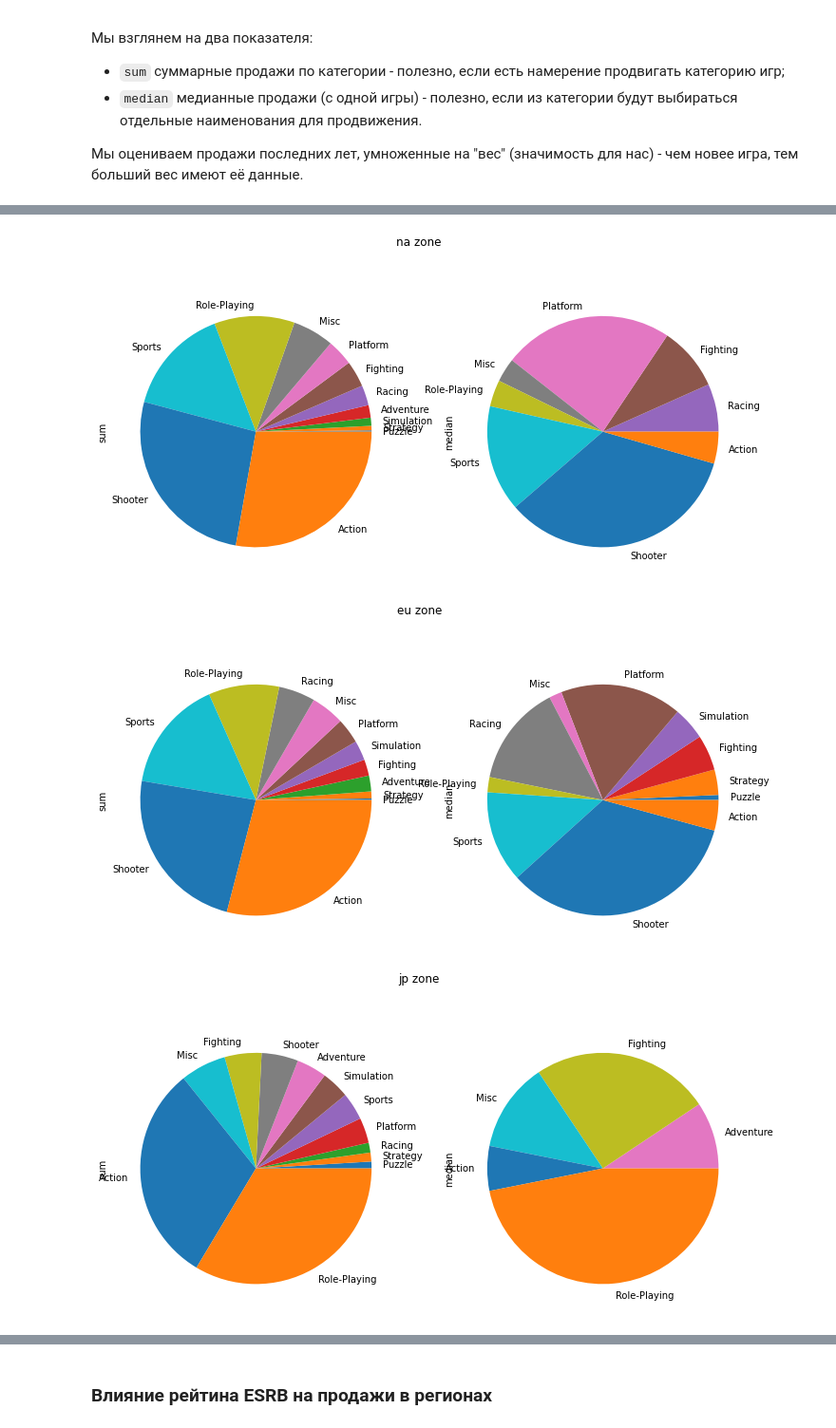
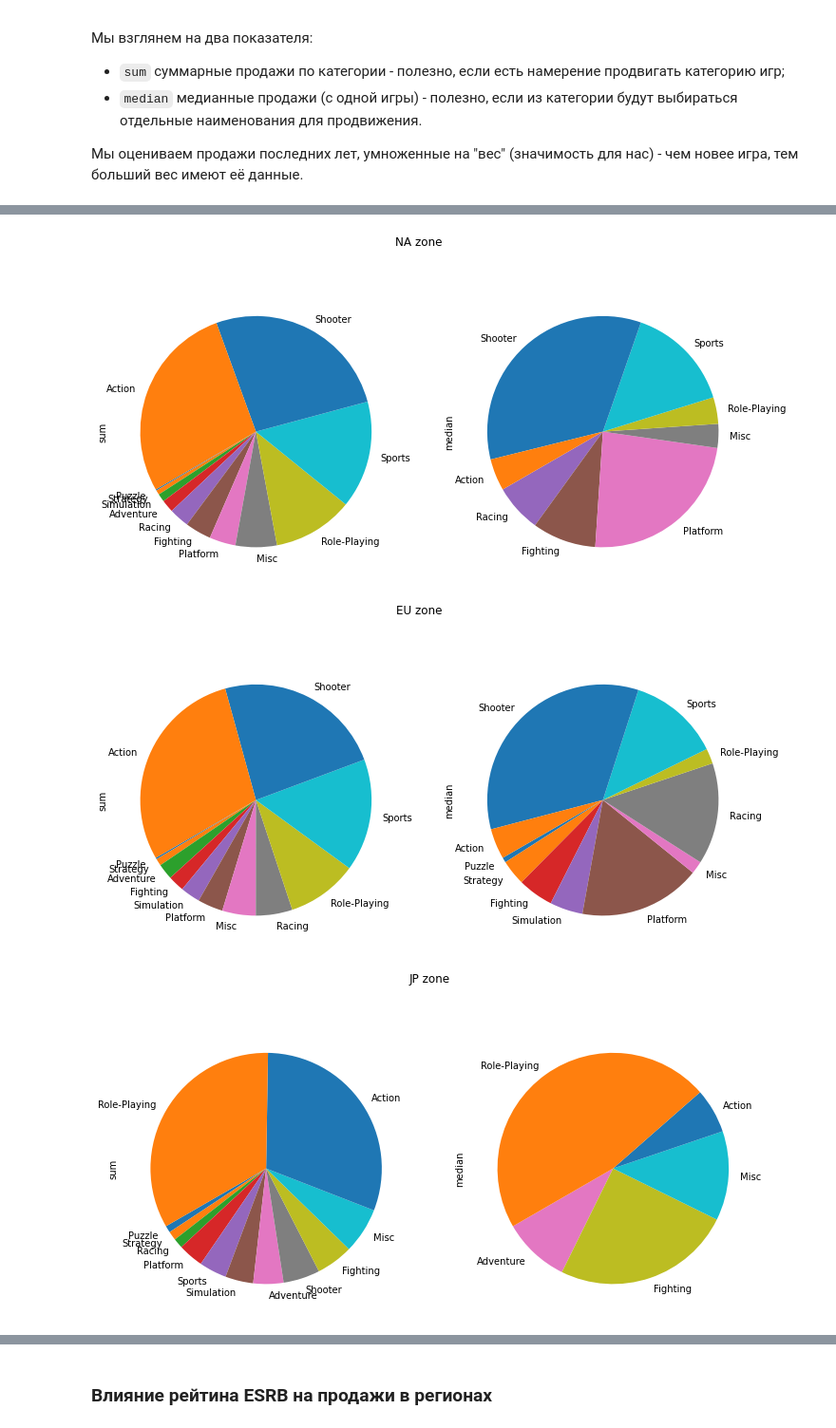
Before and after one commit to okeangel/da_portfolio, a Jupyter notebook: portfolio/week_10_combined/game_store_v1.ipynb, the cells around one changed output, grey strips where cells are left out. Shown at 95% size. Cells and saved outputs as stored; diff of their text form; code cells hidden in the pictures.

```diff
--- a/portfolio/week_10_combined/game_store_v1.ipynb
+++ b/portfolio/week_10_combined/game_store_v1.ipynb
@@ -116,7 +116,7 @@ FIGSIZE = (12, 6)
 # %% [markdown]
 #### Определения чистых функций
 # %%
-def headline(line, width=50):
+def headline(line, width=79):
     """Format plain text headline
     """
     return f'\n{line.upper():=^{width}}'
@@ -733,5 +735,7 @@ Sales correlation to critic score is: 0.34837976012017496
 
 Мы оцениваем продажи последних лет, умноженные на "вес" (значимость для нас) - чем новее игра, тем больший вес имеют её данные.
 # %%
-for name in ['na_sales', 'eu_sales', 'jp_sales']:
-    actual_games['weighted_' + name] = actual_games[name] * actual_games['weight']
+for name in ['na', 'eu', 'jp', 'other']:
+    actual_games['weighted_' + name + '_sales'] = (
+        actual_games[name + '_sales'] * actual_games['weight']
+    )
@@ -743,7 +768,9 @@ for zone in ['na', 'eu', 'jp']:
         index='platform', values=f'weighted_{zone}_sales', aggfunc=['sum', 'median']
     )
     df.columns = ['sum', 'median']
-    df.sort_values('sum').plot.pie(subplots=True, figsize=FIGSIZE,
-                                   legend=False, title=f'{zone} zone')
+    df.sort_values('sum').plot.pie(
+        startangle=90,
+        subplots=True, figsize=FIGSIZE,
+        legend=False, title=f'{zone.upper()} zone')
     plt.show()
 # %% [output]
@@ -776,16 +813,18 @@ for zone in ['na', 'eu', 'jp']:
 # %%
 for zone in ['na', 'eu', 'jp']:
     df = actual_games.pivot_table(
         index='genre', values=f'weighted_{zone}_sales', aggfunc=['sum', 'median']
     )
     df.columns = ['sum', 'median']
-    df.sort_values('sum').plot.pie(subplots=True, figsize=FIGSIZE,
-                                   legend=False, title=f'{zone} zone')
+    df.sort_values('sum').plot.pie(
+        startangle=210,
+        subplots=True, figsize=FIGSIZE,
+        legend=False, title=f'{zone.upper()} zone')
     plt.show()
 # %% [output]
-[figure, old version]
+[figure, new version]
-[figure, old version]
+[figure, new version]
-[figure, old version]
+[figure, new version]
 # %% [markdown]
 Суммарные продажи:
 - Северная Америка и Европа:
```
Also changed, not shown: parts of 32 cells of this notebook.
